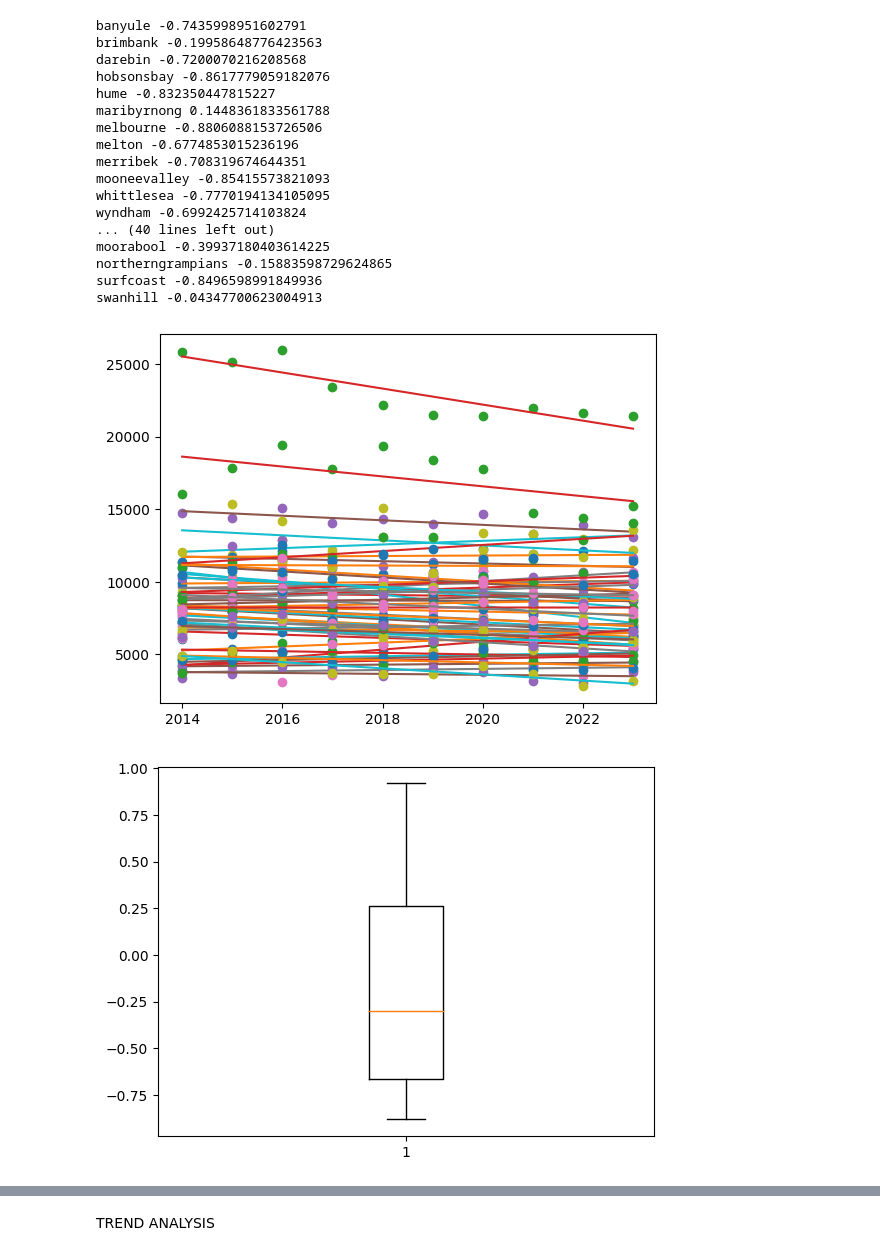
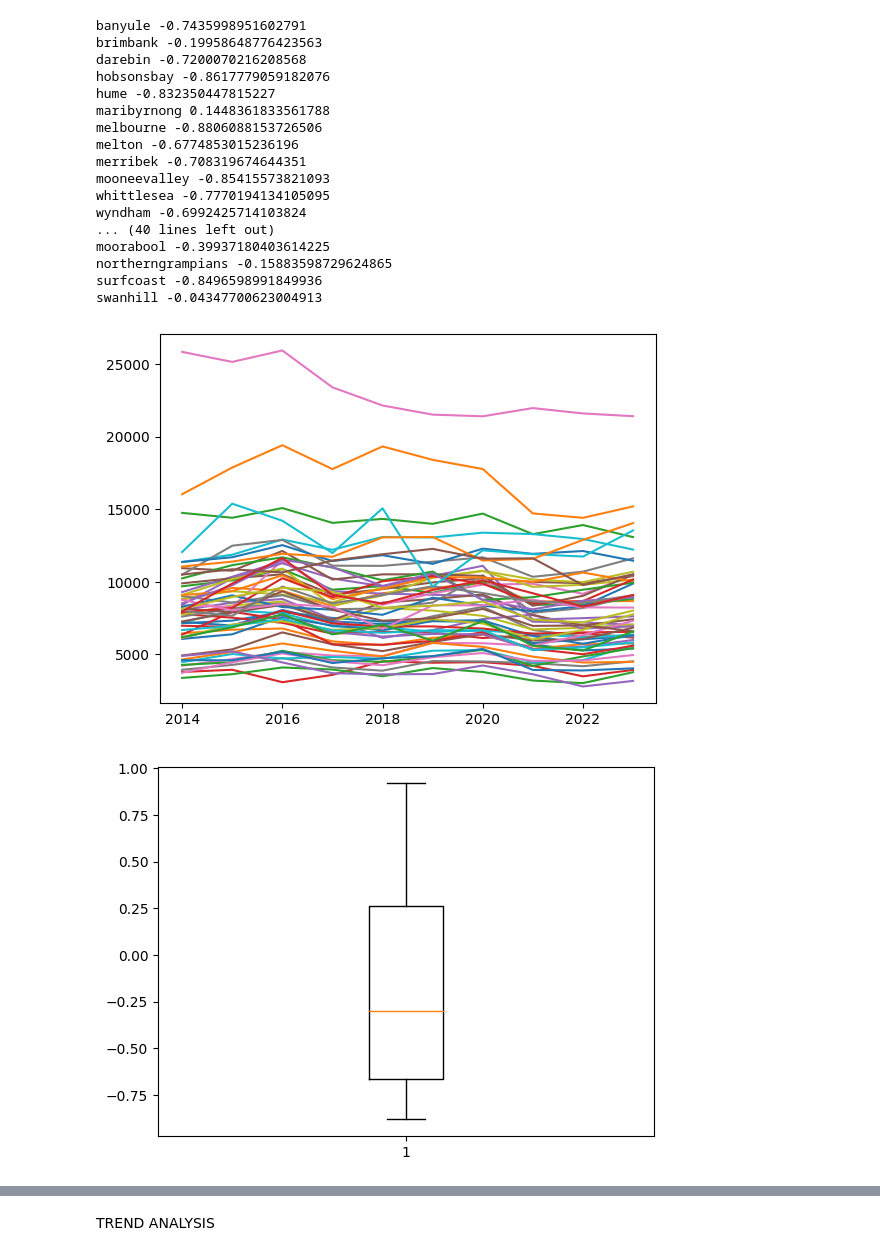
Before and after one commit to khangluong2004/COMP20008_Assignment2, a Jupyter notebook: khang/eda.ipynb, the cells around one changed output, grey strips where cells are left out. Drawn from its saved outputs; the diff is of its cells as text; code cells hidden in the pictures.

```diff
--- a/khang/eda.ipynb
+++ b/khang/eda.ipynb
@@ -43,11 +43,12 @@ for lga in housingPriceGroup.index:
     print(lga, corr)
     all_corr.append(corr)
 
-    m, b = np.polyfit(x_axis, housingPriceGroup.loc[lga], 1)
+    # Use plt.figure() to plot for each housing on different figure
+    plt.plot(x_axis, housingPriceGroup.loc[lga])
 
-    # Use plt.figure() to plot for each housing on different figure
-    plt.plot(x_axis, housingPriceGroup.loc[lga], 'o')
-    plt.plot(x_axis, m * x_axis + b)
+    # Use the below to plot linear trend
+    # m, b = np.polyfit(x_axis, housingPriceGroup.loc[lga], 1)
+    # plt.plot(x_axis, m * x_axis + b)
 plt.show()
 
 plt.figure()
@@ -109,12 +110,15 @@ for lga in egmGroup.index:
     print(lga, corr)
     all_corr.append(corr)
 
-    m, b = np.polyfit(x_axis, egmGroup.loc[lga][:len(x_axis)], 1)
-
     # Use plt.figure() to plot for each housing on different figure
     # plt.figure()
-    plt.plot(x_axis, egmGroup.loc[lga][:len(x_axis)], 'o')
-    plt.plot(x_axis, m * x_axis + b)
+    plt.plot(x_axis, egmGroup.loc[lga][:len(x_axis)])
+
+    # Linear model is not a good fit with the 2020 drop, so uncomment this to plot
+    # the linear fit (useless though)
+    # m, b = np.polyfit(x_axis, egmGroup.loc[lga][:len(x_axis)], 1)
+    # plt.plot(x_axis, m * x_axis + b)
+
     # plt.show()
 
 plt.show()
@@ -185,41 +189,42 @@ for lga in offences["LGA"].unique():
     print(lga, corr)
     all_corr.append(corr)
 
-    m, b = np.polyfit(allYear, lgaYear, 1)
-
     # Use plt.figure() to plot for each housing on different figure
     # plt.figure()
-    plt.plot(allYear, lgaYear, 'o')
-    plt.plot(allYear, m * allYear + b)
+    plt.plot(allYear, lgaYear)
+
+    # Use the below and mode 'o' above for scatter plot with best fit line
+    # m, b = np.polyfit(allYear, lgaYear, 1)
+    # plt.plot(allYear, m * allYear + b)
     # plt.show()
 plt.show()
 
 
 plt.figure()
 plt.boxplot(all_corr)
 plt.show()
 # %% [output]
 [figure]
 Overall coefficient
 [[ 1.        -0.6275269]
  [-0.6275269  1.       ]]
 [figure]
 banyule -0.7435998951602791
 brimbank -0.19958648776423563
 darebin -0.7200070216208568
 hobsonsbay -0.8617779059182076
 hume -0.832350447815227
 maribyrnong 0.1448361833561788
 melbourne -0.8806088153726506
 melton -0.6774853015236196
 merribek -0.708319674644351
 mooneevalley -0.85415573821093
 whittlesea -0.7770194134105095
 wyndham -0.6992425714103824
 ... (40 lines left out)
 moorabool -0.39937180403614225
 northerngrampians -0.15883598729624865
 surfcoast -0.8496598991849936
 swanhill -0.04347700623004913
-[figure, old version]
+[figure, new version]
 [figure]
```
Also changed, not shown: parts of 11 cells of this notebook, 2 other files.
